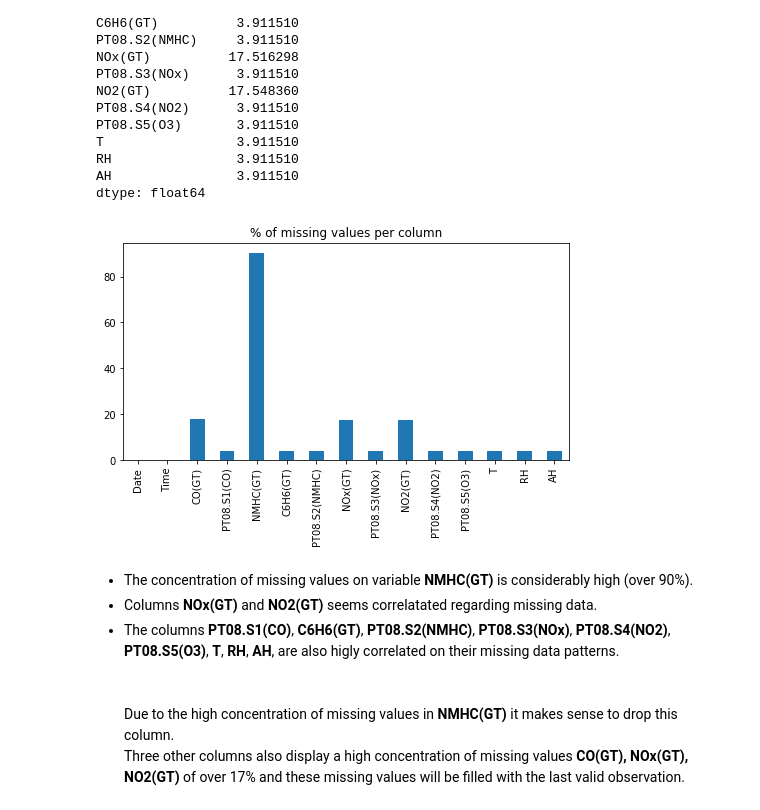
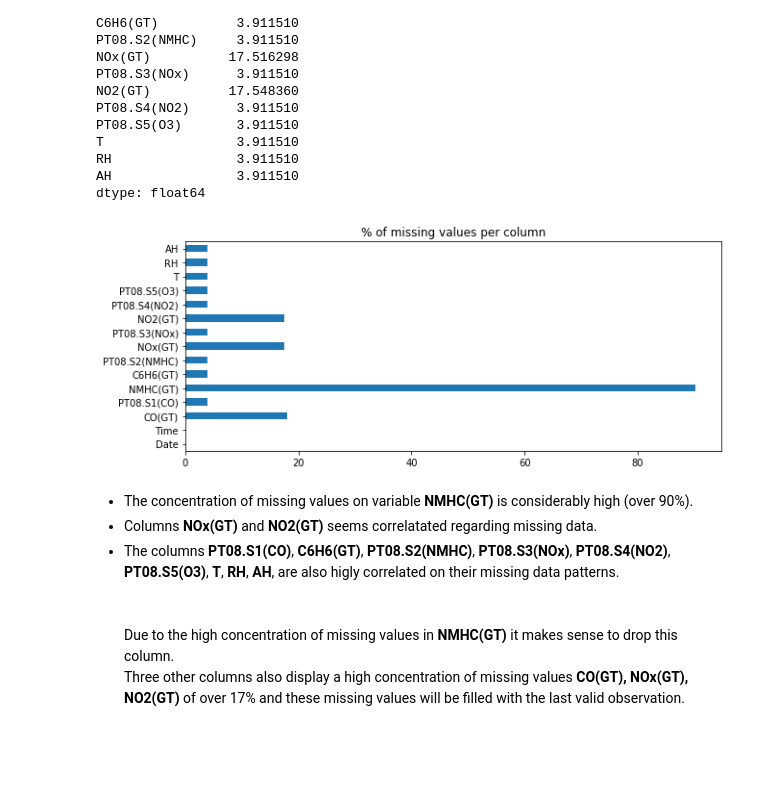
Before and after one commit to elisiojsj/Data-Science, a Jupyter notebook: CO_concentration-analysis.ipynb, the cells around one changed output. Drawn from its saved outputs; the diff is of its cells as text; code cells hidden in the pictures; blank space fills up the shorter version.

```diff
--- a/CO_concentration-analysis.ipynb
+++ b/CO_concentration-analysis.ipynb
@@ -119,11 +119,11 @@ RH                3.911510
 AH                3.911510
 dtype: float64
 # %%
-plt.figure(figsize=(8,4))
-nan_perc.plot.bar().set_title('% of missing values per column')
+plt.figure(figsize=(10,4))
+nan_perc.plot.barh().set_title('% of missing values per column')
 plt.show()
 # %% [output]
-[figure, old version]
+[figure, new version]
 # %% [markdown]
 * The concentration of missing values on variable **NMHC(GT)** is considerably high (over 90%).
 * Columns **NOx(GT)** and **NO2(GT)** seems correlatated regarding missing data.
```
Also changed, not shown: parts of 8 cells of this notebook, 1 other file.
